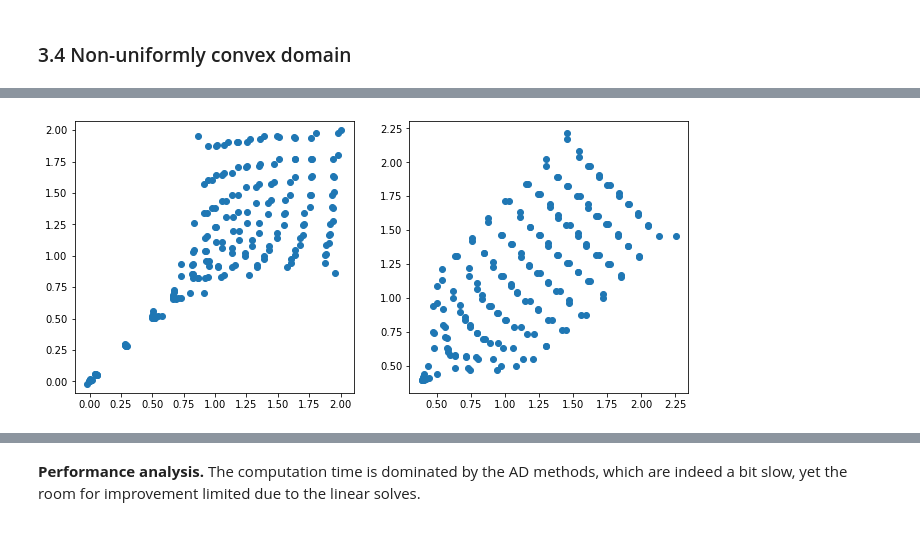
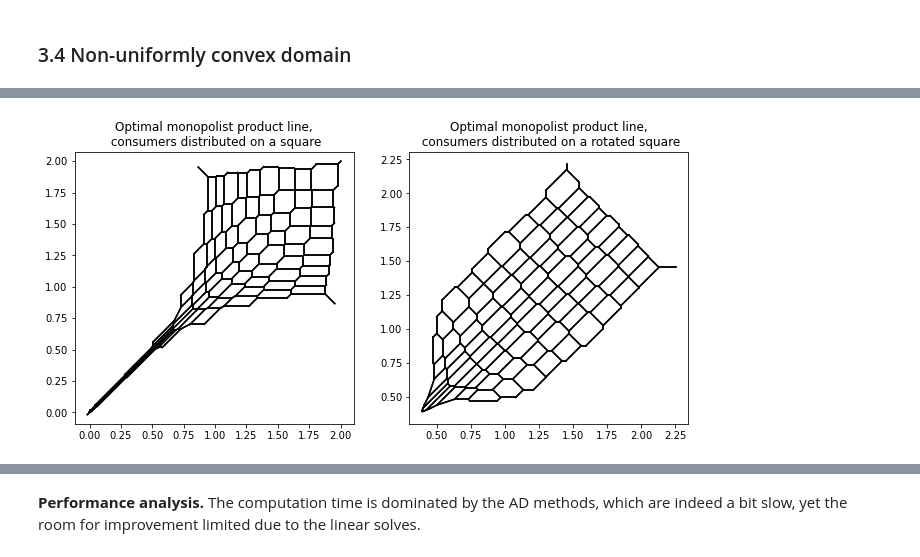
Before and after one commit to Mirebeau/AdaptiveGridDiscretizations_showcase, a Jupyter notebook: Notebooks_Algo/Monopolist.ipynb, the cells around one changed output, grey strips where cells are left out. Cells and saved outputs as stored; diff of their text form; code cells hidden in the pictures.

```diff
--- a/Notebooks_Algo/Monopolist.ipynb
+++ b/Notebooks_Algo/Monopolist.ipynb
@@ -714,10 +714,14 @@ The optimal product line is found as the gradient of the solution. Self-competit
 - Poor people buy the null product.
 - Average people buy from a one-dimensional line of products.
 - Rich people have a product Taylored to their preferences.
-# %%
-def show_u(u,X):
-    _,_,_,Sg = FacetGradients(u,X)
-    plt.scatter(*Sg)
-    plt.axis('equal');
+# %%
+def show_u(u,X,scatter=False):
+    """Display the subgradient cells associated with interior discretization points."""
+    _,N,_,Sg = FacetGradients(u,X)
+    edges = np.array([Sg[:,None]+0*N,Sg[:,N]])
+    edges = np.moveaxis(edges,0,1).reshape(2,2,-1)
+    plt.plot(*edges,color='black')
+    if scatter: plt.scatter(*Sg) # Show the subgradients too
+    plt.axis('equal');
 # %%
 plt.figure(figsize=[5,5])
@@ -848,9 +853,15 @@ Wall time: 23.3 s
 # %%
 plt.figure(figsize=[11,5])
-plt.subplot(121); show_u(sol1,X1)
-plt.subplot(122); show_u(sol2,X2)
+
+plt.subplot(121);
+plt.title("Optimal monopolist product line,\n consumers distributed on a square");
+show_u(sol1,X1)
+
+plt.subplot(122);
+plt.title("Optimal monopolist product line,\n consumers distributed on a rotated square");
+show_u(sol2,X2)
 # %% [output]
-[figure, old version]
+[figure, new version]
 # %%
 X,DX = triangle_X(10)
 T=Delaunay(X)
```
Also changed, not shown: parts of 17 cells of this notebook.
